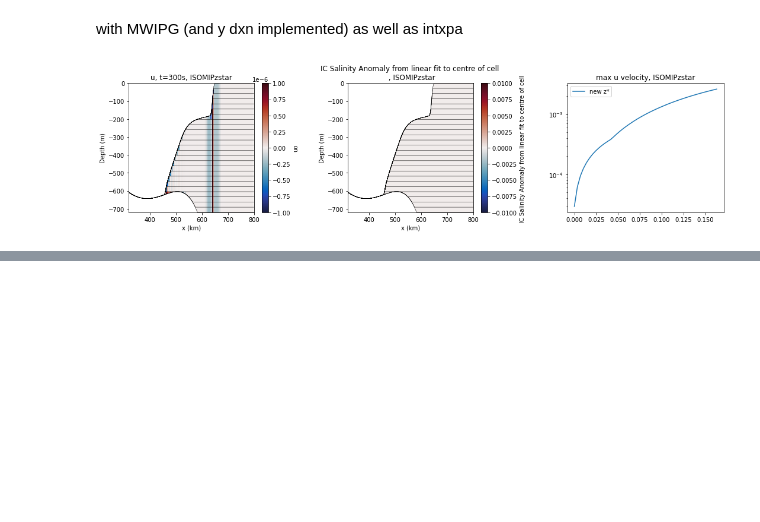
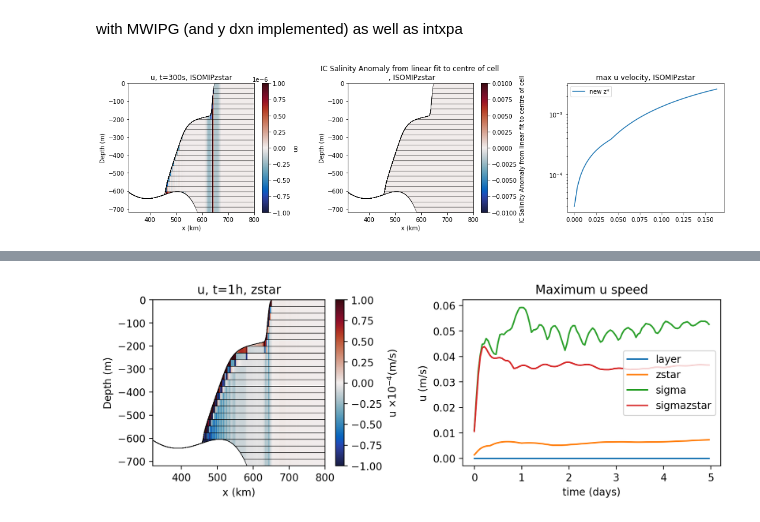
Before and after one commit to claireyung/MOM6-examples, a Jupyter notebook: ocean_only/ISOMIP/layer-MOM6-examples/saltanomcheck.ipynb, the cells around one changed output, grey strips where cells are left out. Cells and saved outputs as stored; diff of their text form; code cells hidden in the pictures; blank space fills up the shorter version.

```diff
--- a/ocean_only/ISOMIP/layer-MOM6-examples/saltanomcheck.ipynb
+++ b/ocean_only/ISOMIP/layer-MOM6-examples/saltanomcheck.ipynb
@@ -480,0 +573,5 @@ plt.show()
+# %%
+def open_files(label):
+    base = basee
+    prog = xr.open_dataset(base + 'archive/prog-'+label+'.nc')
+    return prog
@@ -480,0 +584,30 @@ plt.show()
+# %%
+
+fig, axes = plt.subplots(ncols = 2, gridspec_kw={'width_ratios': [1, 1.2]}, figsize = (10,3),dpi = 200)
+
+label = 'zstar'
+prog = open_files(label)
+x = 20
+time = 0#24*5-1
+ymax = 720
+plot(axes[0],x,time,0,prog.u*1e4,"uo",-1,1,cm.cm.balance,ymax)
+axes[0].set_title('u, t=1h, '+label)
+
+
+for label in ['layer','zstar','sigma','sigmazstar']:
+    prog = open_files(label)
+#     grid = Grid(prog,coords={"x":{"center":"xh","outer":"xq"},
+#                              "y":{"center":"yh","outer":"yq"}},periodic=False)
+#     speed = find_speed(prog)
+    axes[1].plot(np.arange(len(prog.Time))/24, np.abs(prog.u).max(['xq','yh','zl']).values, label = label)
+axes[1].set_title('Maximum u speed')
+
+axes[1].legend()
+#axes[1].set_yscale('log')
+axes[1].set_xlabel('time (days)')
+axes[1].set_ylabel('u (m/s)')
+
+fig.subplots_adjust(wspace = 0.4)
+plt.show()
+# %% [output]
+[figure, added]
```
Also changed, not shown: parts of 13 cells of this notebook, 21 other files.
